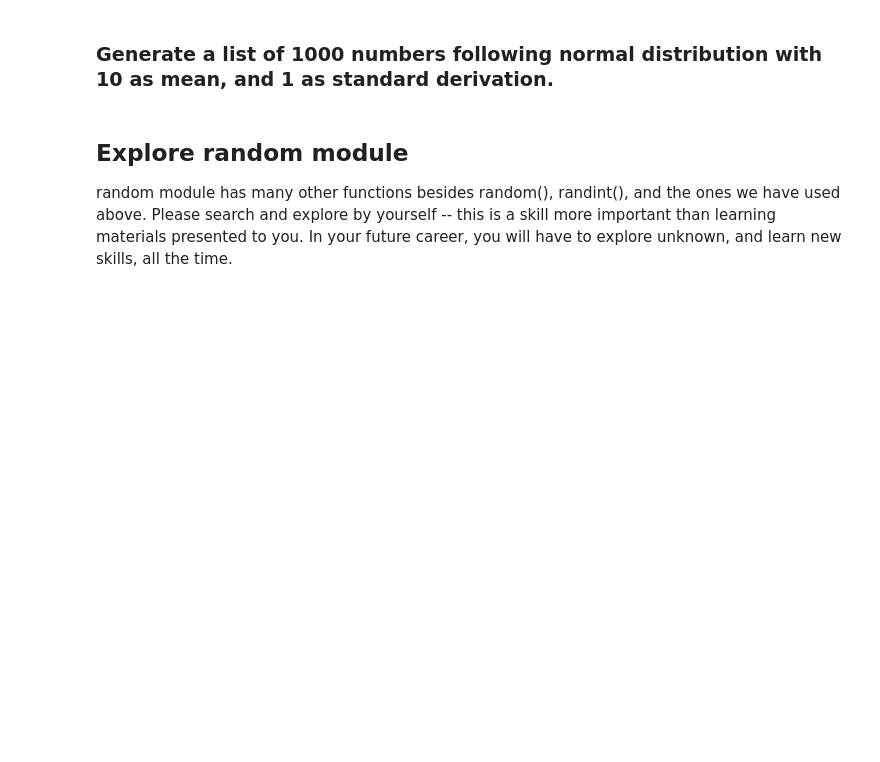
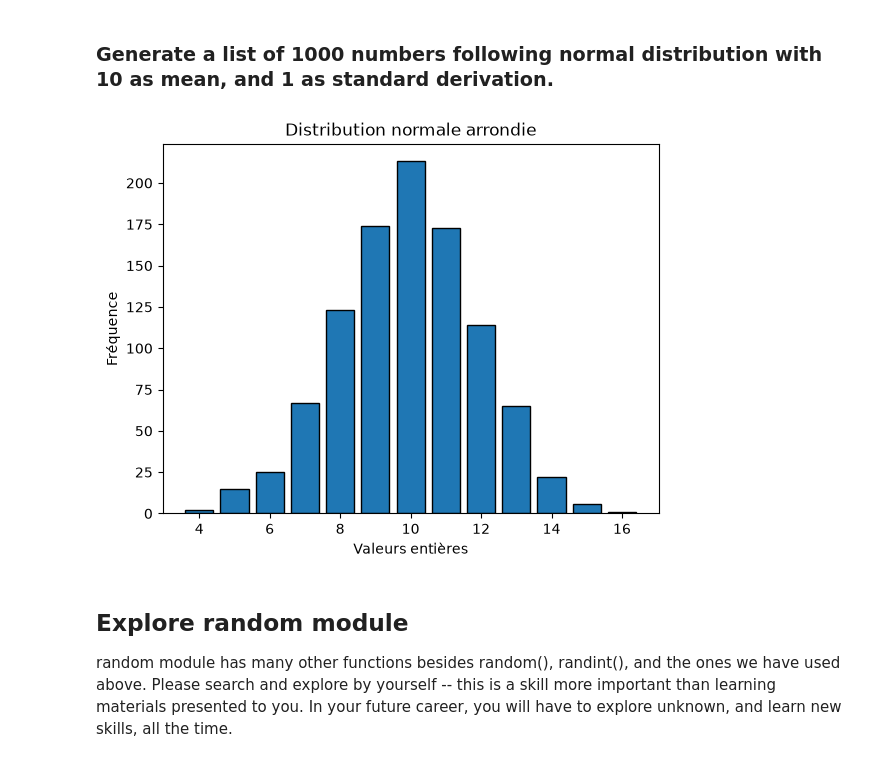
Before and after one commit to NancyG-07/apprentissage, a Jupyter notebook: python_basics/M1Lab-Random.ipynb, the cells around one changed output. Drawn from its saved outputs; the diff is of its cells as text; code cells hidden in the pictures; blank space fills up the shorter version.

```diff
--- a/python_basics/M1Lab-Random.ipynb
+++ b/python_basics/M1Lab-Random.ipynb
@@ -118,25 +118,26 @@ plt.show()
 # %% [markdown]
 ### Generate a list of 1000 numbers following normal distribution with 10 as mean, and 1 as standard derivation.
 # %%
-import random
-import matplotlib.pyplot as plt
+valeurs = [
+    round(random.normalvariate(10, 2))
+    for _ in range(1000)
+]
 
-valeurs = [random.ran(1, 5) for _ in range(1000)] -- randint
-
-frequences = [valeurs.count(x) for x in range(1, 6)]
+entiers = range(min(valeurs), max(valeurs) + 1)
+frequences = [valeurs.count(x) for x in entiers]
 
 plt.bar(
-    range(1, 6),
+    entiers,
     frequences,
     edgecolor="black"
 )
 
-plt.xlabel("Valeurs")
+plt.xlabel("Valeurs entières")
 plt.ylabel("Fréquence")
-plt.title("Distribution de 1000 entiers aléatoires")
-plt.xticks(range(1, 6))
-
+plt.title("Distribution normale arrondie")
 plt.show()
+# %% [output]
+[figure, added]
 # %% [markdown]
 ## Explore random module
 
```
